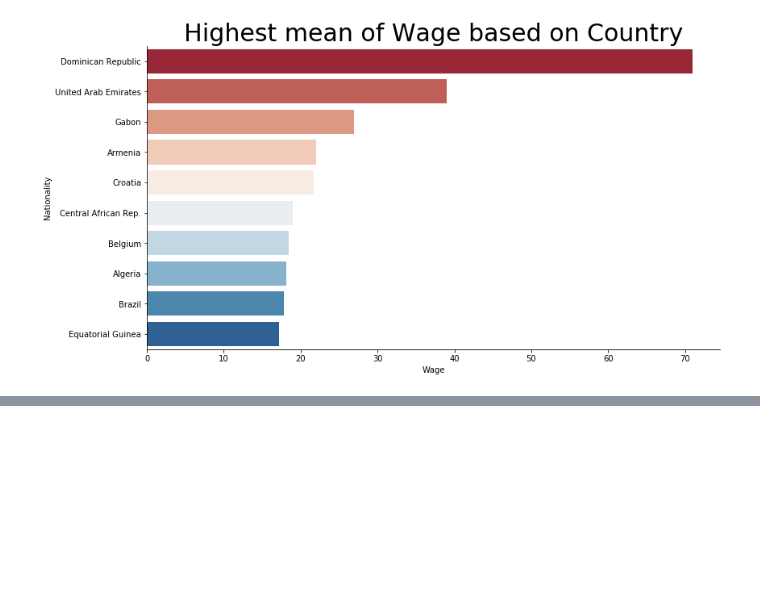
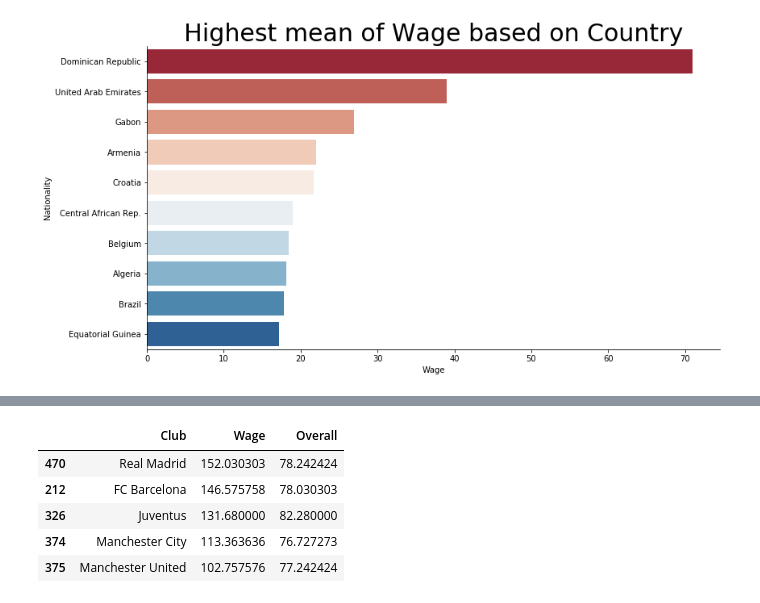
Before and after one commit to domu904/Domu.MachineLearning, a Jupyter notebook: soccerData_part3.ipynb, the cells around one changed output, grey strips where cells are left out. Cells and saved outputs as stored; diff of their text form; code cells hidden in the pictures; blank space fills up the shorter version.

```diff
--- a/soccerData_part3.ipynb
+++ b/soccerData_part3.ipynb
@@ -197,0 +222,11 @@ plt.title("Highest mean of Wage based on Country",
+# %%
+avgwageoverall = soccer_data.groupby("Club", as_index=False)["Wage","Overall"].mean()
+avgwageoverall.sort_values(by="Wage",inplace=True,ascending=False)
+avgwageoverall.head()
+# %% [output]
+|  | Club | Wage | Overall |
+| 470 | Real Madrid | 152.030303 | 78.242424 |
+| 212 | FC Barcelona | 146.575758 | 78.030303 |
+| 326 | Juventus | 131.680000 | 82.280000 |
+| 374 | Manchester City | 113.363636 | 76.727273 |
+| 375 | Manchester United | 102.757576 | 77.242424 |
```
Also changed, not shown: parts of 2 cells of this notebook.
